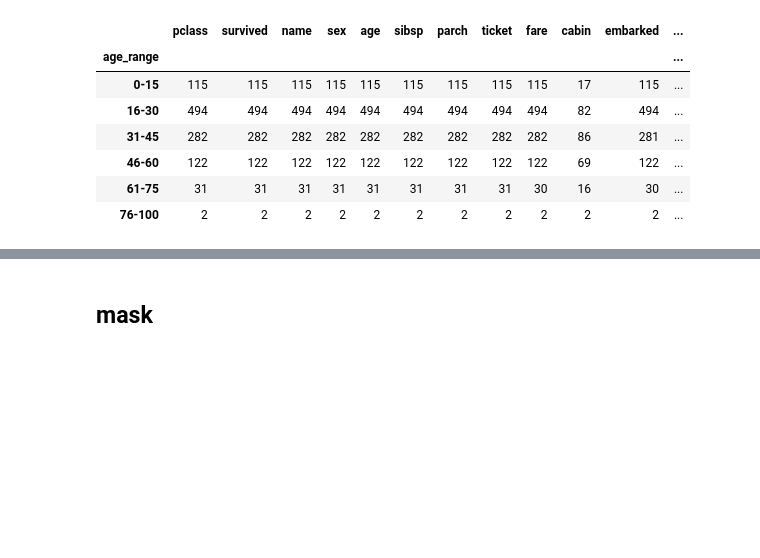
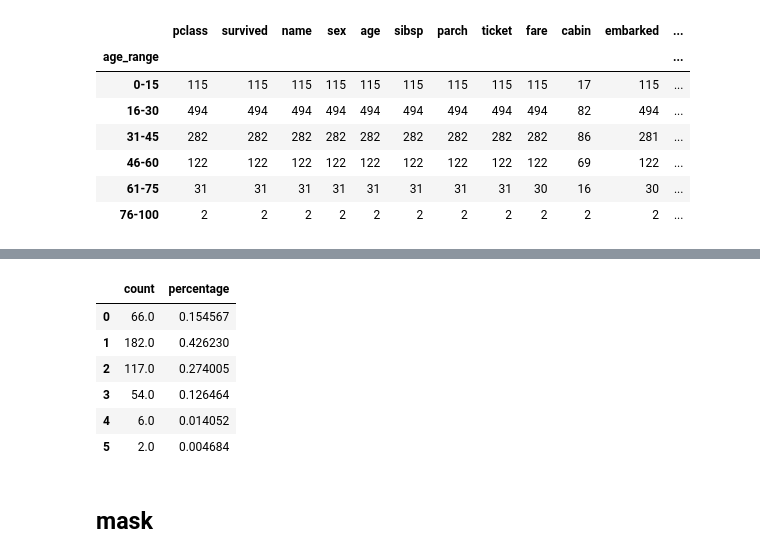
Before and after one commit to NCKU-IDS-2021/TA_Pandas, a Jupyter notebook: TA_Class_II_Pandas.ipynb, the cells around one changed output, grey strips where cells are left out. Cells and saved outputs as stored; diff of their text form; code cells hidden in the pictures; blank space fills up the shorter version.

```diff
--- a/TA_Class_II_Pandas.ipynb
+++ b/TA_Class_II_Pandas.ipynb
@@ -201,3 +286,19 @@ Name: name, dtype: float64
+# %%
+for i in range(len(mylabel)):
+    age_range = mylabel[i]
+    test_series = pd.Series([df_new.iloc[i*2+1]['count'], df_new.iloc[i*2+1]['count']/total_survived_1], index=df_1.columns)
+    test_series.name = age_range
+    df_1 = df_1.append(test_series, ignore_index=True)
+# %%
+df_1
+# %% [output]
+|  | count | percentage |
+| 0 | 66.0 | 0.154567 |
+| 1 | 182.0 | 0.426230 |
+| 2 | 117.0 | 0.274005 |
+| 3 | 54.0 | 0.126464 |
+| 4 | 6.0 | 0.014052 |
+| 5 | 2.0 | 0.004684 |
 # %% [markdown]
 ## mask
 # %%
```
Also changed, not shown: parts of 11 cells of this notebook, 1 other file.
